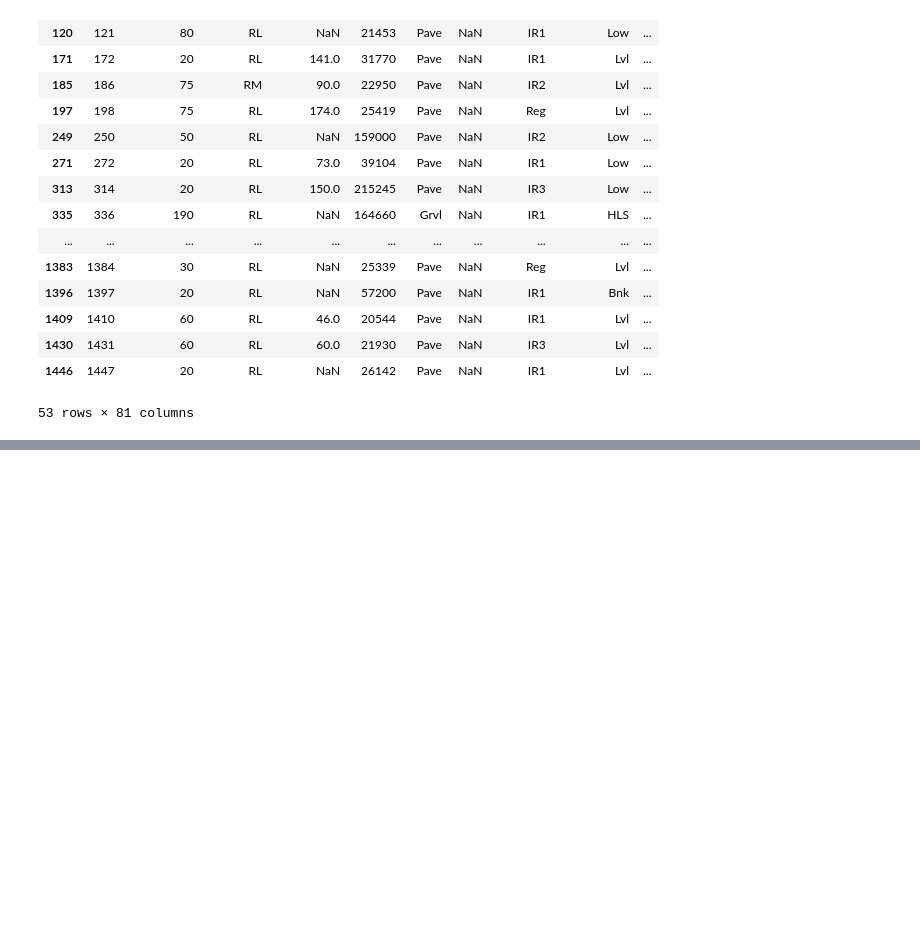
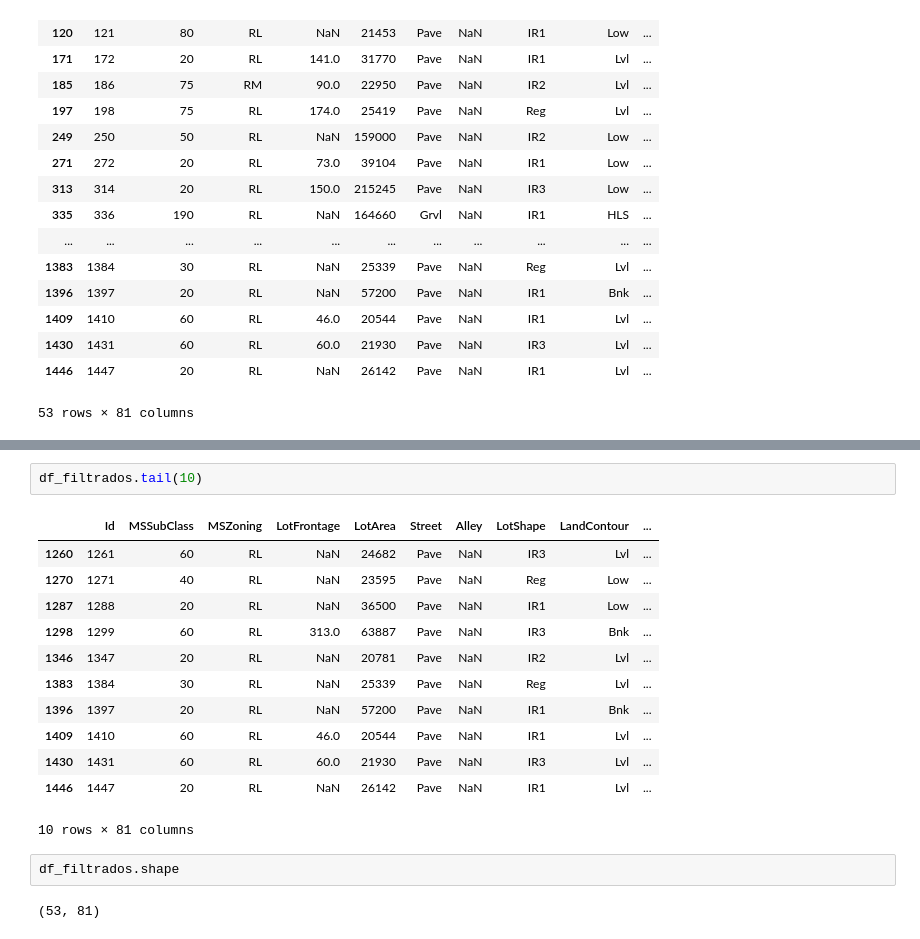
Before and after one commit to gonzo120/Python, a Jupyter notebook: Datascience/CursoPandas/dataframes.ipynb, the cells around one changed output, grey strips where cells are left out. Drawn from its saved outputs; the diff is of its cells as text; blank space fills up the shorter version.

```diff
--- a/Datascience/CursoPandas/dataframes.ipynb
+++ b/Datascience/CursoPandas/dataframes.ipynb
@@ -64,0 +75,19 @@ df_filtrados
+# %%
+df_filtrados.tail(10)
+# %% [output]
+|  | Id | MSSubClass | MSZoning | LotFrontage | LotArea | Street | Alley | LotShape | LandContour | ... |
+| 1260 | 1261 | 60 | RL | NaN | 24682 | Pave | NaN | IR3 | Lvl | ... |
+| 1270 | 1271 | 40 | RL | NaN | 23595 | Pave | NaN | Reg | Low | ... |
+| 1287 | 1288 | 20 | RL | NaN | 36500 | Pave | NaN | IR1 | Low | ... |
+| 1298 | 1299 | 60 | RL | 313.0 | 63887 | Pave | NaN | IR3 | Bnk | ... |
+| 1346 | 1347 | 20 | RL | NaN | 20781 | Pave | NaN | IR2 | Lvl | ... |
+| 1383 | 1384 | 30 | RL | NaN | 25339 | Pave | NaN | Reg | Lvl | ... |
+| 1396 | 1397 | 20 | RL | NaN | 57200 | Pave | NaN | IR1 | Bnk | ... |
+| 1409 | 1410 | 60 | RL | 46.0 | 20544 | Pave | NaN | IR1 | Lvl | ... |
+| 1430 | 1431 | 60 | RL | 60.0 | 21930 | Pave | NaN | IR3 | Lvl | ... |
+| 1446 | 1447 | 20 | RL | NaN | 26142 | Pave | NaN | IR1 | Lvl | ... |
+10 rows × 81 columns
+# %%
+df_filtrados.shape
+# %% [output]
+(53, 81)
```
Also changed, not shown: parts of 1 cell of this notebook.
